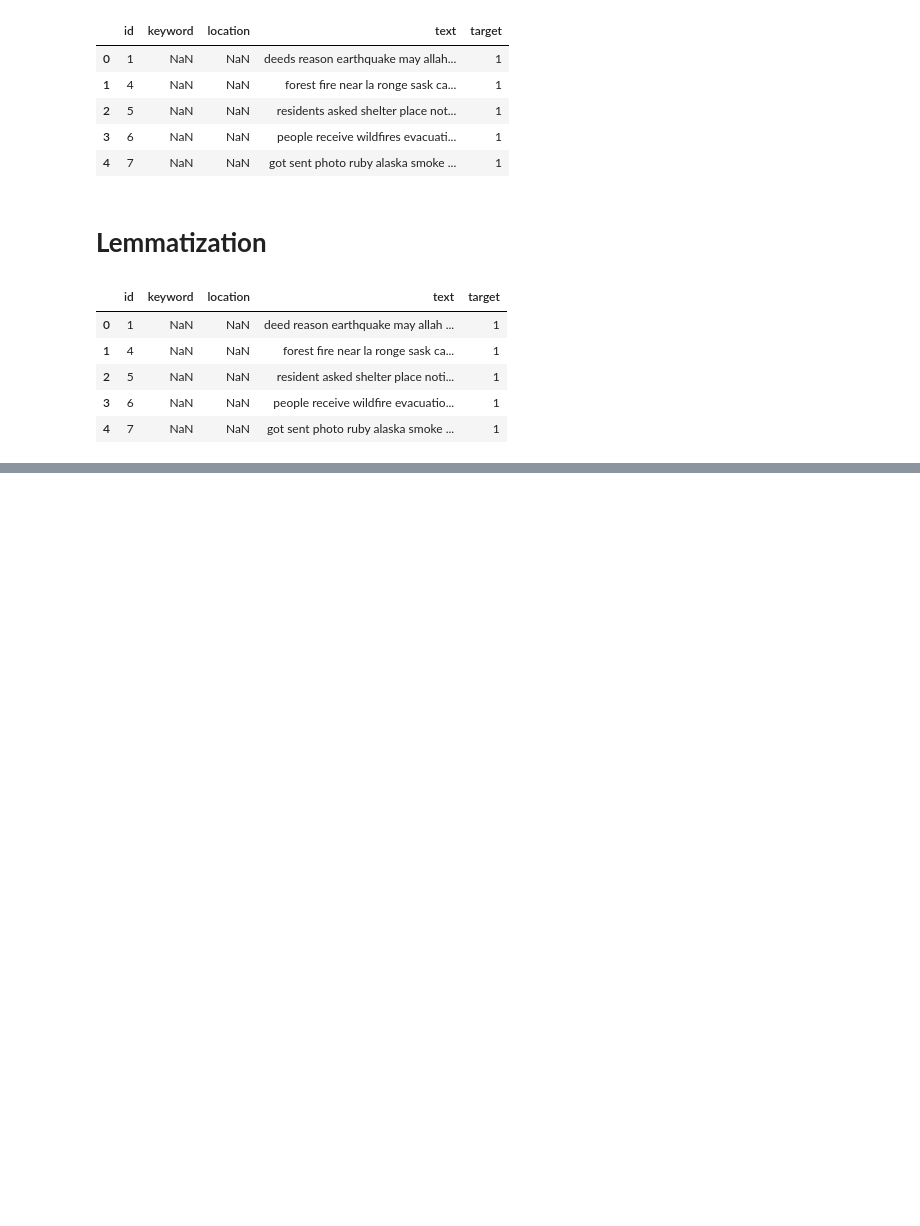
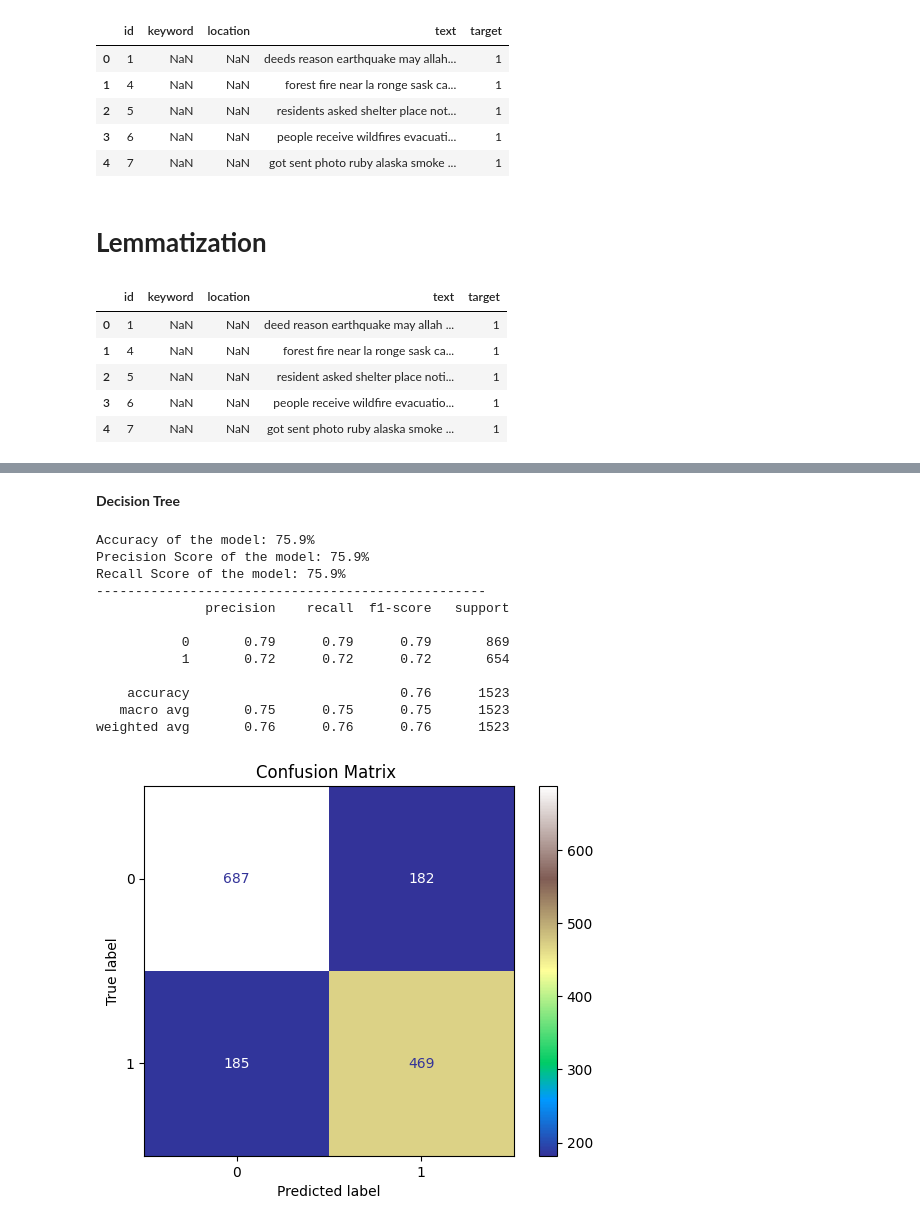
Before and after one commit to HatemGamal/ElectroPi, a Jupyter notebook: NLP_Twitter_Disaster_Classifier.ipynb, the cells around one changed output, grey strips where cells are left out. Saved outputs shown, nothing was run; the diff lists cells and outputs as text; code cells hidden in the pictures; blank space fills up the shorter version.

```diff
--- a/NLP_Twitter_Disaster_Classifier.ipynb
+++ b/NLP_Twitter_Disaster_Classifier.ipynb
@@ -227,0 +346,24 @@ fig.show()
+# %% [markdown]
+**Decision Tree**
+# %%
+from sklearn.tree import DecisionTreeClassifier
+
+dt = DecisionTreeClassifier(criterion= 'entropy',
+                                           max_depth = None,
+                                           splitter='best',
+                                           random_state=42)
+train_model(dt)
+# %% [output]
+Accuracy of the model: 75.9%
+Precision Score of the model: 75.9%
+Recall Score of the model: 75.9%
+--------------------------------------------------
+              precision    recall  f1-score   support
+
+           0       0.79      0.79      0.79       869
+           1       0.72      0.72      0.72       654
+
+    accuracy                           0.76      1523
+   macro avg       0.75      0.75      0.75      1523
+weighted avg       0.76      0.76      0.76      1523
+[figure, added]
```
Also changed, not shown: parts of 20 cells of this notebook.
